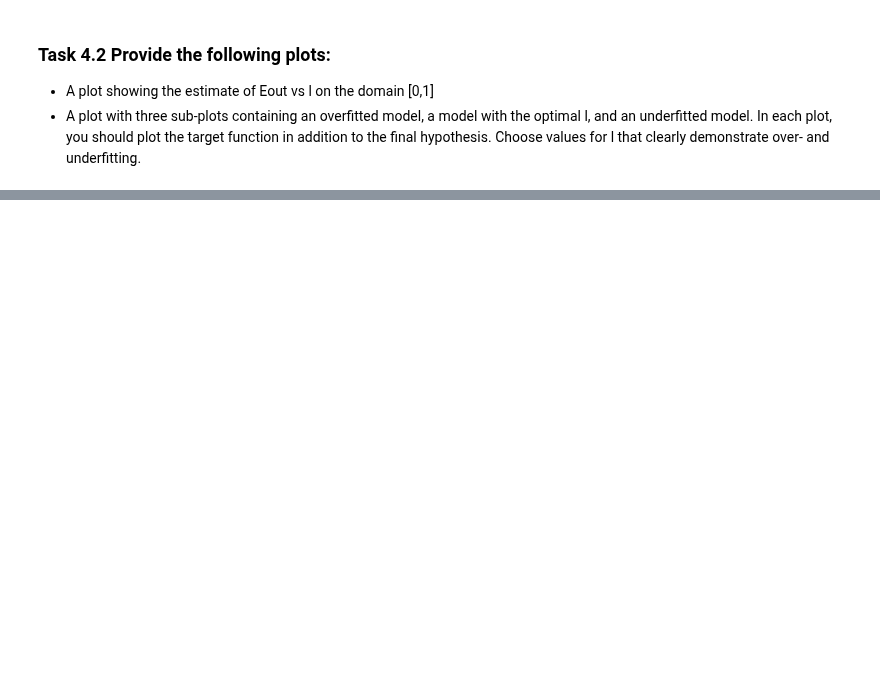
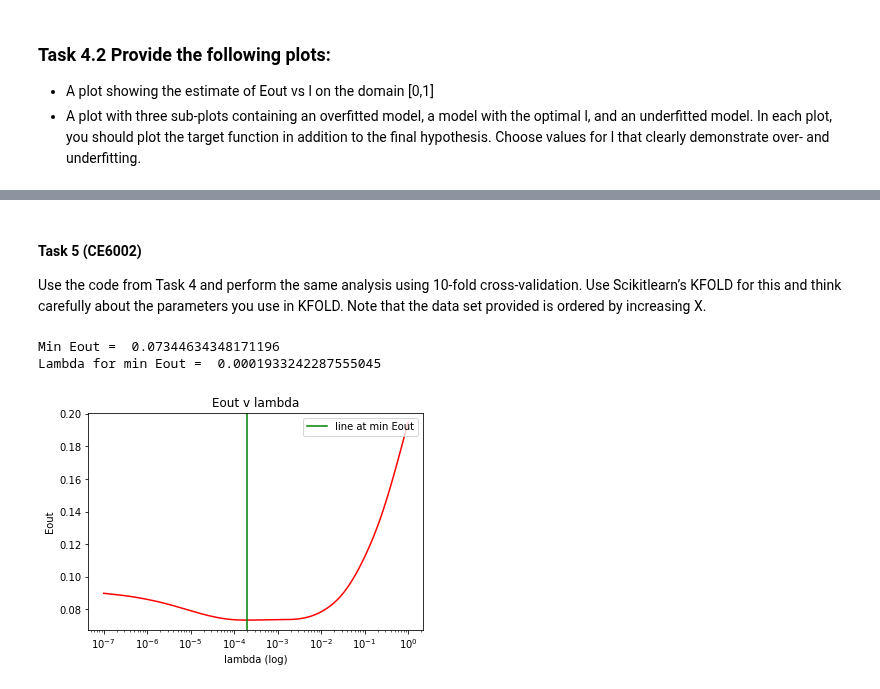
Before and after one commit to vipulpopat/MSCAI_Sem1_Etivity4, a Jupyter notebook: Etivity4_CE6002 - 18200036.ipynb, the cells around one changed output, grey strips where cells are left out. Cells and saved outputs as stored; diff of their text form; code cells hidden in the pictures; blank space fills up the shorter version.

Commit message:
Tasks 4 and 5 completed

```diff
--- a/Etivity4_CE6002 - 18200036.ipynb
+++ b/Etivity4_CE6002 - 18200036.ipynb
@@ -104,0 +168,3 @@ plt.show()
+# %% [markdown]
+#### Task 5 (CE6002)
+Use the code from Task 4 and perform the same analysis using 10-fold cross-validation. Use Scikitlearn’s KFOLD for this and think carefully about the parameters you use in KFOLD. Note that the data set provided is ordered by increasing X.
@@ -104,0 +186,43 @@ plt.show()
+# %%
+lambdas_eouts = np.zeros(lambdas.shape[0])
+k=10
+#Shuffle the data for the folds as the source data set is ordered by x
+kf = KFold(n_splits=10, random_state=5, shuffle=True)
+for train_index, test_index in kf.split(X_trans):
+    ein=[]
+    eout=[]
+    weights=[]
+    X_train, X_test = X_trans[train_index], X_trans[test_index]
+    y_train, y_test = y[train_index], y[test_index]
+    for l_index, l in enumerate(lambdas):
+        w = weights_reg(X_train,y_train,l)
+        ein.append(calc_error(w,X_train,y_train))
+        this_eout = calc_error(w,X_test,y_test)
+        eout.append(this_eout)
+        weights.append(w)
+        lambdas_eouts[l_index] += this_eout
+lambdas_eouts = lambdas_eouts / 10
+# %%
+#find optimal L (giving smallest Eout across K Folds)
+eout_min_index = np.argmin(lambdas_eouts)
+eout_min = lambdas_eouts[eout_min_index]
+labda_min_eout = lambdas[eout_min_index]
+
+print('Min Eout = ', eout_min)
+print('Lambda for min Eout = ', labda_min_eout)
+# %% [output]
+Min Eout =  0.07344634348171196
+Lambda for min Eout =  0.0001933242287555045
+# %%
+#plot data for the Lambdas generated
+plt.plot(lambdas, lambdas_eouts, c='r')
+plt.axvline(x=labda_min_eout, label='line at min Eout', c='g')
+plt.title('Eout v lambda')
+plt.ylabel('Eout')
+plt.xlabel('lambda (log)')
+plt.legend(loc='upper right')
+#the lambda spacing is log spaced, so set the scale to log to stretch out the plot
+plt.xscale('log')
+plt.show()
+# %% [output]
+[figure, added]
```
Also changed, not shown: parts of 9 cells of this notebook.
